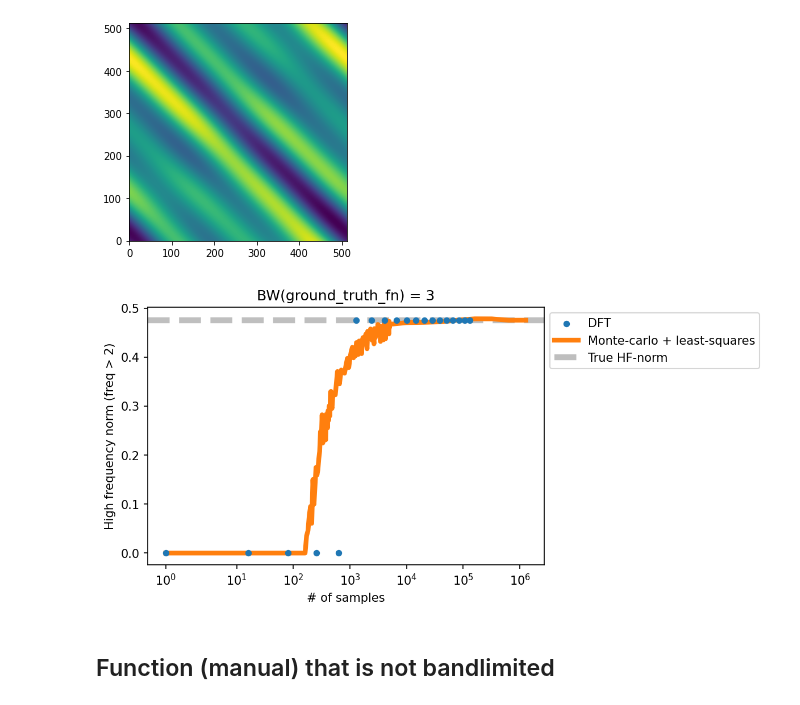
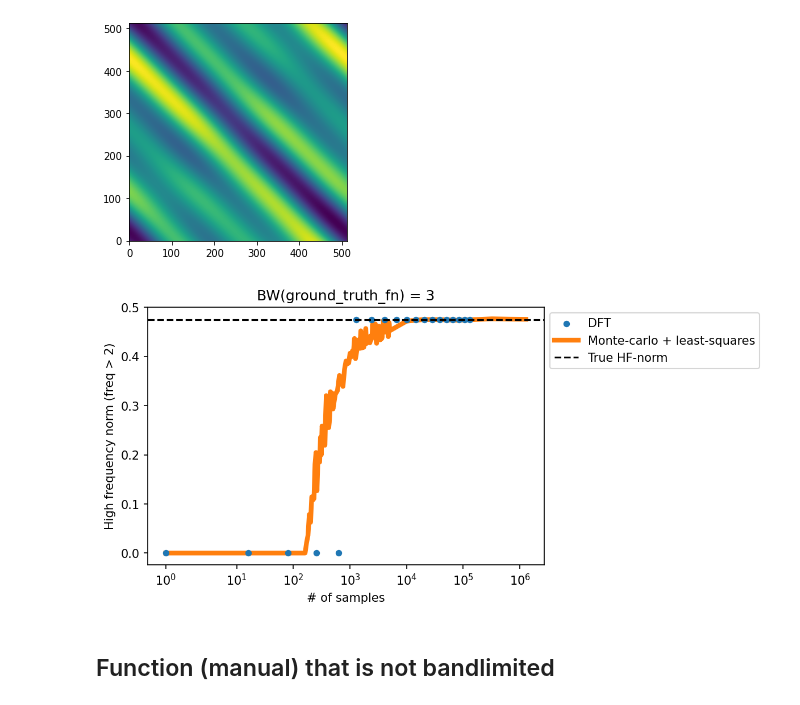
Before and after one commit to ed1d1a8d/scaling, a Jupyter notebook: notebooks/bw-loss-analysis-v1.ipynb, the cells around one changed output. Saved outputs shown, nothing was run; the diff lists cells and outputs as text; code cells hidden in the pictures.

```diff
--- a/notebooks/bw-loss-analysis-v1.ipynb
+++ b/notebooks/bw-loss-analysis-v1.ipynb
@@ -57,7 +57,7 @@ hf.viz_2d(side_samples=512, pad=(1,1), value=0.9)
 mc_ns = np.array(list(range(1, 500, 2)))
 with torch.no_grad():
     mc_losses = np.array([
-        bw_loss.high_freq_norm_mc(
+        bw_loss.high_freq_norm_mcls(
             fn=hf.forward,
             input_dim=hf.cfg.input_dim,
             bandlimit=2,
@@ -126,7 +126,7 @@ mc_ns = np.array(
 )
 with torch.no_grad():
     mc_losses = np.array([
-        bw_loss.high_freq_norm_mc(
+        bw_loss.high_freq_norm_mcls(
             fn=hf.forward,
             input_dim=hf.cfg.input_dim,
             bandlimit=2,
@@ -150,24 +150,25 @@ dft_ns = dft_sss ** hf.cfg.input_dim
 # %%
 plt.figure(dpi=150)
 
 plt.scatter(dft_ns, dft_losses, label="DFT", zorder=10, color="tab:blue", s=20)
 plt.plot(mc_ns, mc_losses, label="Monte-carlo + least-squares", alpha=1, linewidth=4, color="tab:orange")
 
 #plt.yscale("symlog", linthresh=1e-5)
 plt.xscale("symlog")
 
+
 plt.axhline(
     hf.coeffs[hf.freqs.max(axis=-1).values > 2].norm() ** 2 / 2,
-    color="black", linestyle="--", zorder=-1, linewidth=5, alpha=0.25,
+    color="black", linestyle="--", zorder=10,
     label="True HF-norm"
 )
 
 plt.ylabel("High frequency norm (freq > 2)")
 plt.xlabel("# of samples")
 plt.title("BW(ground_truth_fn) = 3")
 plt.legend(loc="upper left", bbox_to_anchor=(1, 1));
 # %% [output]
-[figure, old version]
+[figure, new version]
 # %% [markdown]
 ## Function (manual) that is not bandlimited
 # %%
```
Also changed, not shown: parts of 6 cells of this notebook, 6 other files.
